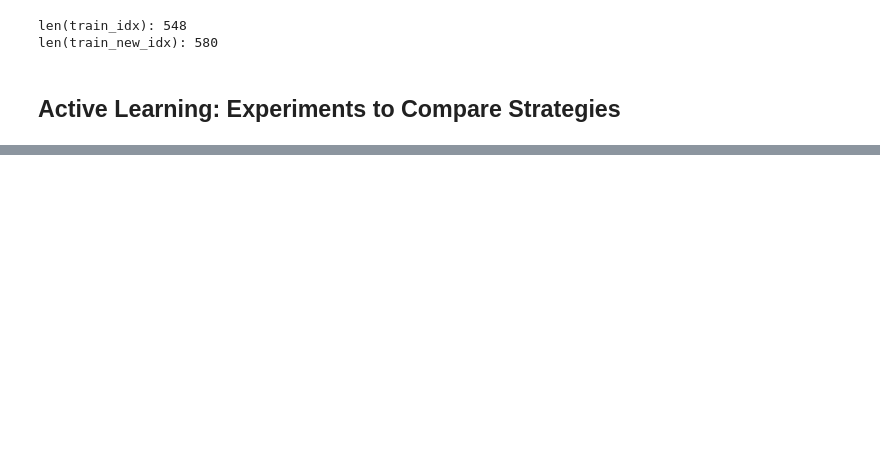
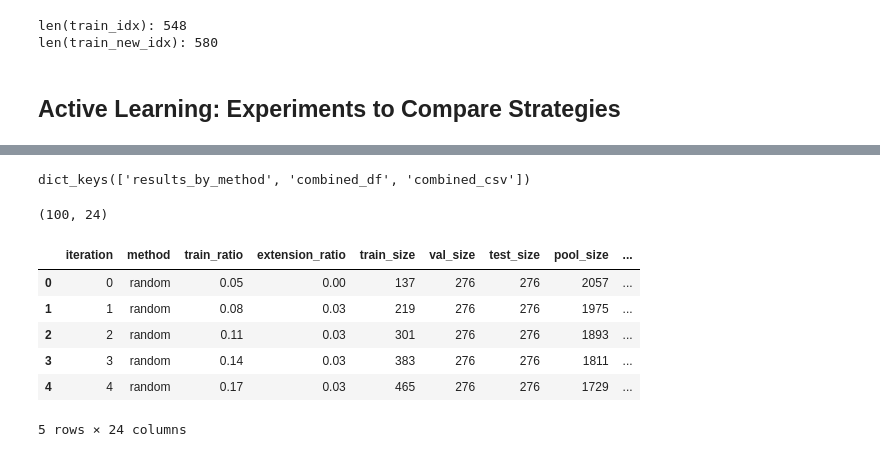
Before and after one commit to mxagar/active_learning_guide, a Jupyter notebook: active_learning.ipynb, the cells around one changed output, grey strips where cells are left out. Cells and saved outputs as stored; diff of their text form; code cells hidden in the pictures; blank space fills up the shorter version.

```diff
--- a/active_learning.ipynb
+++ b/active_learning.ipynb
@@ -376,0 +935,4 @@ len(train_new_idx): 580
+# %%
+all_results.keys()
+# %% [output]
+dict_keys(['results_by_method', 'combined_df', 'combined_csv'])
@@ -376,0 +941,14 @@ len(train_new_idx): 580
+# %%
+df_all.shape
+# %% [output]
+(100, 24)
+# %%
+df_all.head()
+# %% [output]
+|  | iteration | method | train_ratio | extension_ratio | train_size | val_size | test_size | pool_size | ... |
+| 0 | 0 | random | 0.05 | 0.00 | 137 | 276 | 276 | 2057 | ... |
+| 1 | 1 | random | 0.08 | 0.03 | 219 | 276 | 276 | 1975 | ... |
+| 2 | 2 | random | 0.11 | 0.03 | 301 | 276 | 276 | 1893 | ... |
+| 3 | 3 | random | 0.14 | 0.03 | 383 | 276 | 276 | 1811 | ... |
+| 4 | 4 | random | 0.17 | 0.03 | 465 | 276 | 276 | 1729 | ... |
+5 rows × 24 columns
```
Also changed, not shown: parts of 32 cells of this notebook, 3 other files.
